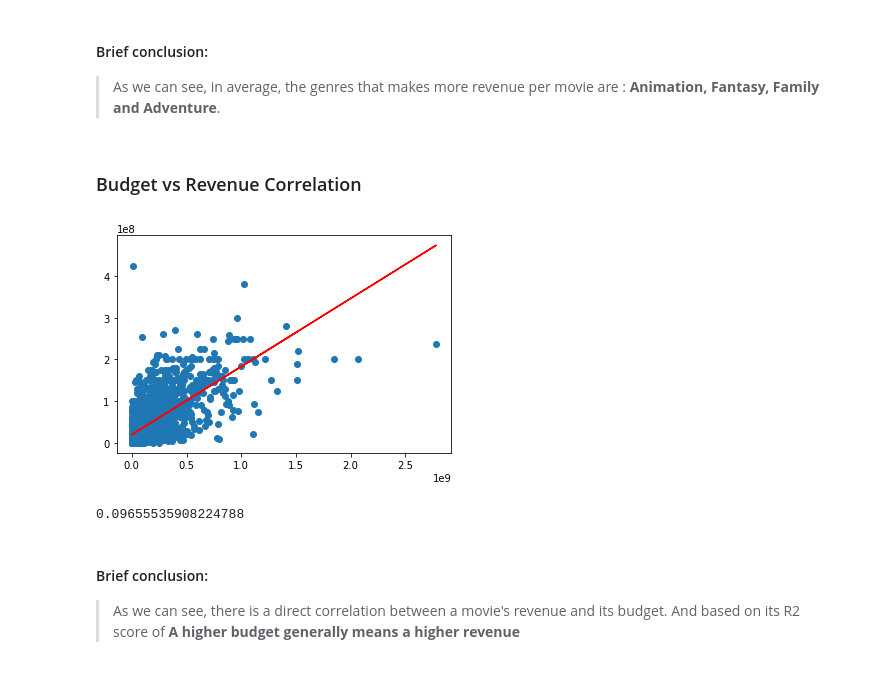
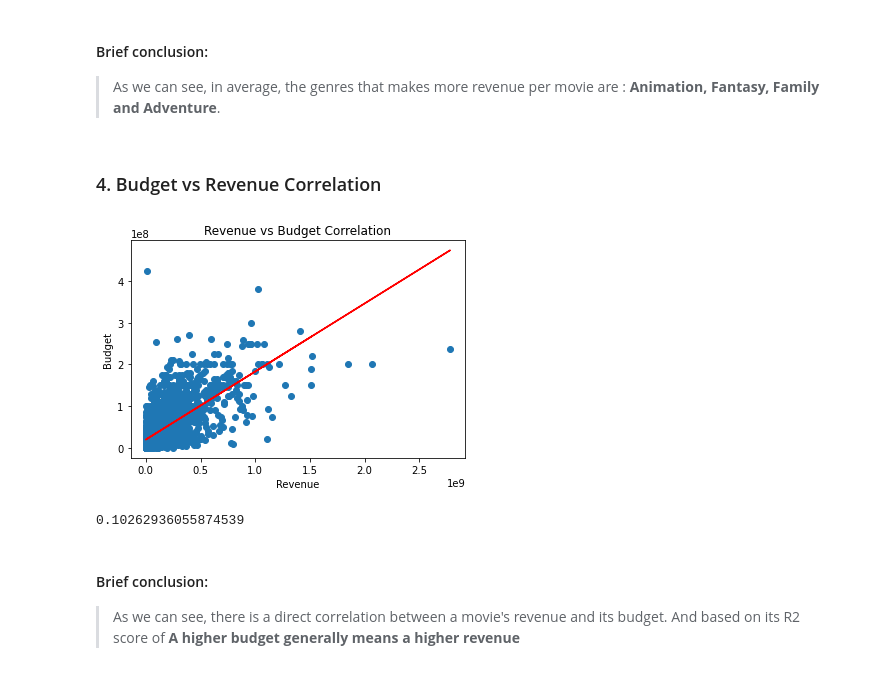
Before and after one commit to ferroramires/Movie_db_analysis_brief, a Jupyter notebook: movie_db.ipynb, the cells around one changed output. Cells and saved outputs as stored; diff of their text form; code cells hidden in the pictures.

```diff
--- a/movie_db.ipynb
+++ b/movie_db.ipynb
@@ -285,7 +325,8 @@ Text(0.5, 0, 'Genre')
 
 > As we can see, in average, the genres that makes more revenue per movie are : <b>Animation, Fantasy, Family and Adventure</b>.
 # %% [markdown]
-### Budget vs Revenue Correlation
+<a id='4'></a>
+### 4. Budget vs Revenue Correlation
 # %%
 #Linear regression to find the correlation between budget and revenue
 X = clean_db['revenue'].values.reshape(-1, 1)  # values converts it into a numpy array
@@ -296,13 +337,16 @@ Y_pred = linear_regressor.predict(X)  # make predictions
 # %%
 plt.scatter(X, Y)
 plt.plot(X, Y_pred, color='red')
+plt.title('Revenue vs Budget Correlation')
+plt.ylabel('Budget')
+plt.xlabel('Revenue')
 plt.show()
 # %% [output]
-[figure, old version]
+[figure, new version]
-# %%
-r2_score(x, y)
-# %% [output]
-0.09655535908224788
+# %%
+r2_score(X, Y)
+# %% [output]
+0.10262936055874539
 # %% [markdown]
 #### Brief conclusion:
 
```
Also changed, not shown: parts of 10 cells of this notebook.
